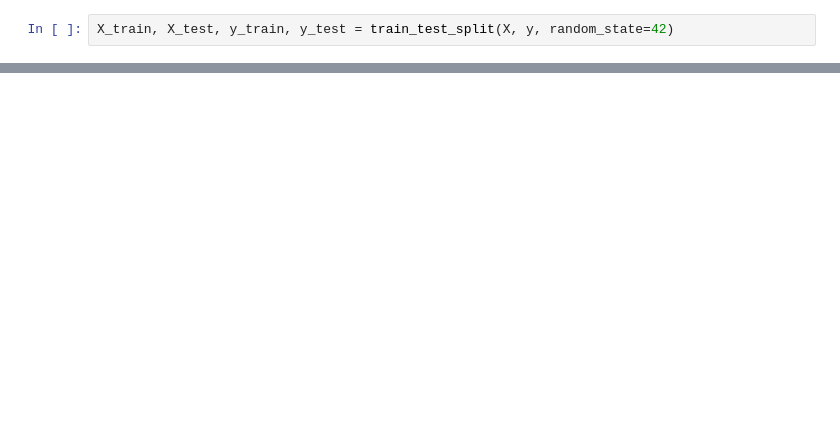
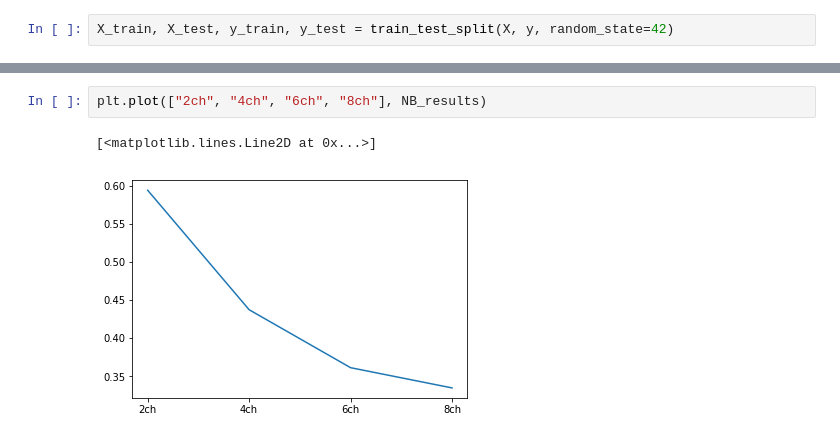
Before and after one commit to tslindner/Script-Text-Classification-ML, a Jupyter notebook: WIP_dirs/Tim/ML_algs.ipynb, the cells around one changed output, grey strips where cells are left out. Saved outputs shown, nothing was run; the diff lists cells and outputs as text; blank space fills up the shorter version.

```diff
--- a/WIP_dirs/Tim/ML_algs.ipynb
+++ b/WIP_dirs/Tim/ML_algs.ipynb
@@ -184,0 +283,5 @@ np.mean(predicted_svm == d)
+# %%
+plt.plot(["2ch", "4ch", "6ch", "8ch"], NB_results)
+# %% [output]
+[<matplotlib.lines.Line2D at 0x...>]
+[figure, added]
```
Also changed, not shown: parts of 28 cells of this notebook, 23 other files.
